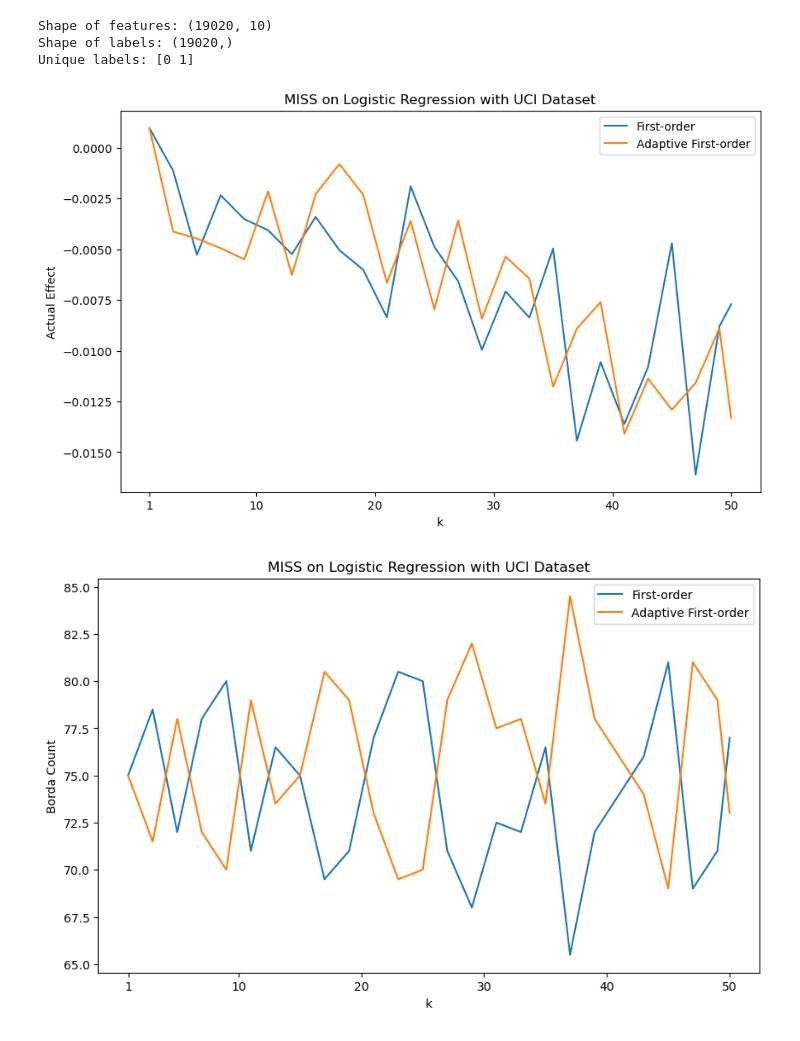
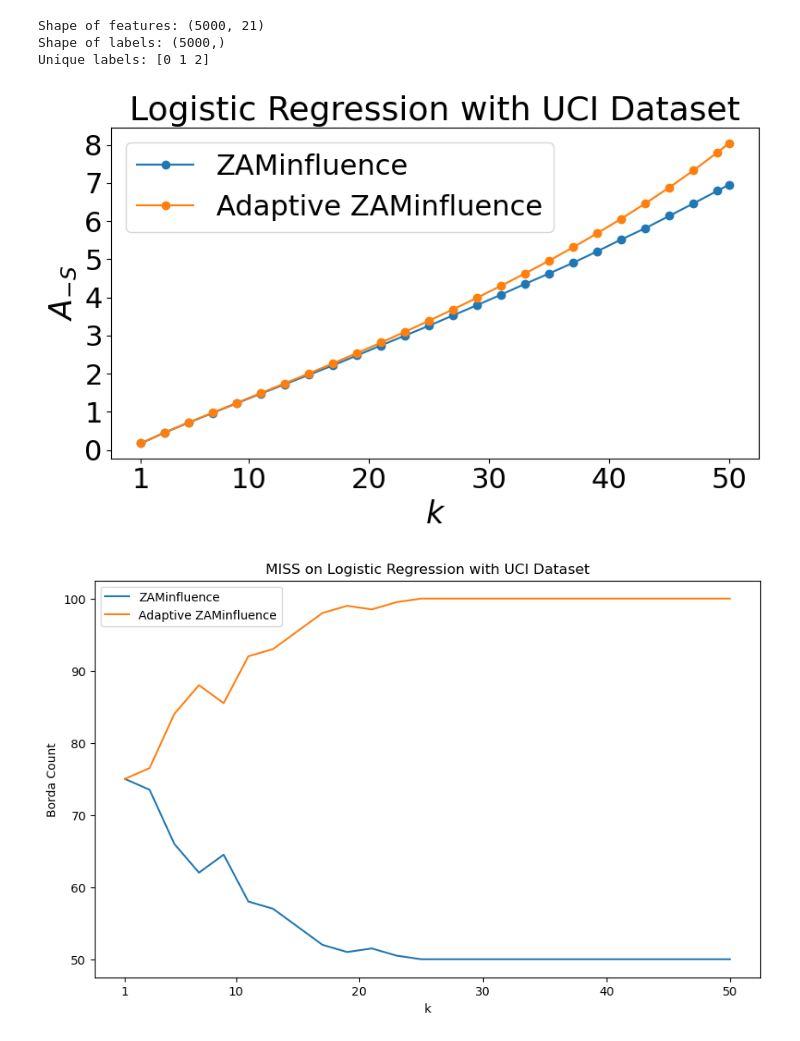
Before and after one commit to sleepymalc/MISS, a Jupyter notebook: logistic_regression/result.ipynb, the cells around one changed output. Saved outputs shown, nothing was run; the diff lists cells and outputs as text; code cells hidden in the pictures.

```diff
--- a/logistic_regression/result.ipynb
+++ b/logistic_regression/result.ipynb
@@ -24,8 +24,8 @@ from sklearn.preprocessing import LabelEncoder
 from ucimlrepo import fetch_ucirepo
 # %%
 ks = list(range(1, 51, 2)) + [50]
-methods = ["First-order", "Adaptive First-order"]
-UCI_id = 159
+methods = ["ZAMinfluence", "Adaptive ZAMinfluence"]
+UCI_id = 107
 class_combo = [(0, 1)]
 test_size = 50
 num_methods, num_experiments, num_ks = len(methods), test_size, len(ks)
@@ -57,23 +57,27 @@ np.random.shuffle(indices)
 X_train, Y_train = X[indices[:n_train]], Y[indices[:n_train]]
 X_test, Y_test = X[indices[n_train:n_train+n_test]], Y[indices[n_train:n_train+n_test]]
 # %% [output]
-Shape of features: (19020, 10)
-Shape of labels: (19020,)
-Unique labels: [0 1]
+Shape of features: (5000, 21)
+Shape of labels: (5000,)
+Unique labels: [0 1 2]
 # %%
 def actual_effect(X_train, y_train, x_test, y_test, subset_to_remove, original_value):
     reduced_X_train = np.delete(X_train, subset_to_remove, axis=0)
     reduced_Y_train = np.delete(y_train, subset_to_remove, axis=0)
 
     lr = LogisticRegression(penalty=None).fit(reduced_X_train, reduced_Y_train)
-    reduced_value = lr.predict_proba(x_test.reshape(1, -1))[0][y_test]
+    logp = lr.predict_log_proba(x_test.reshape(1, -1))[0]
+    reduced_value = logp[y_test] - logp[1 - y_test]
+    # reduced_value = lr.predict_proba(x_test.reshape(1, -1))[0][1]
 
     return reduced_value - original_value
 # %%
 def score(i_th_test, k):
     x_test, y_test = X_test[i_th_test], Y_test[i_th_test]
     lr = LogisticRegression(penalty=None).fit(X_train, Y_train)
-    original_value = lr.predict_proba(x_test.reshape(1, -1))[0][y_test]
+    logp = lr.predict_log_proba(x_test.reshape(1, -1))[0]
+    original_value = logp[y_test] - logp[1 - y_test]
+    # original_value = lr.predict_proba(x_test.reshape(1, -1))[0][1]
 
     scores = np.array([
         actual_effect(X_train, Y_train, x_test, y_test, first_order(X_train, Y_train, x_test, y_test)[:k], original_value),
@@ -90,25 +95,31 @@ scores_ks_method_combo = scores_method_ks_combo.swapaxes(0, 1) # k, method, comb
 # %%
 scores_ks_method = scores_ks_method_combo.mean(axis=2)
 
-plt.figure(figsize=(10, 6))  # Create a single plot
+plt.figure(figsize=(8, 5))  # Create a single plot
 
-plt.title(f'MISS on Logistic Regression with UCI Dataset')
+plt.title(f'Logistic Regression with UCI Dataset', fontsize=26)
 
-plt.xlabel('k')
-plt.ylabel('Actual Effect')
+# plt.xlabel('k', fontsize=24)
+# plt.ylabel('Actual Effect', fontsize=24)
+
+plt.xlabel('$k$', fontsize=24)
+plt.ylabel('$A_{-S}$', fontsize=24)
 
 for method_idx, method_name in enumerate(methods):
-    plt.plot(ks, scores_ks_method[:, method_idx], label=method_name)
+     plt.plot(ks, scores_ks_method[:, method_idx], marker='o', label=method_name)
 
-plt.xticks(np.insert(np.arange(10, max(ks)+1, 10), 0, 1))
-plt.legend(methods)
+plt.xticks(np.insert(np.arange(10, max(ks)+1, 10), 0, 1), fontsize=22)
+plt.yticks(fontsize=22)
 
-# Set y-axis to log scale
-# plt.yscale('symlog')
+plt.legend(methods, fontsize=22)
+
+plt.tight_layout()
+
+plt.savefig('Logistic_Regression.svg', format='svg', dpi=300)
 
 plt.show()
 # %% [output]
-[figure, old version]
+[figure, new version]
 # %%
 Borda_result = np.array(Parallel(n_jobs=50)(delayed(Borda_count)(scores_ks_method_combo[k_idx]) for k_idx in range(num_ks)))
 
@@ -127,4 +138,4 @@ plt.xticks(np.insert(np.arange(10, max(ks)+1, 10), 0, 1))
 plt.legend(methods)
 plt.show()
 # %% [output]
-[figure, old version]
+[figure, new version]
```
Also changed, not shown: parts of 4 cells of this notebook, 9 other files.
